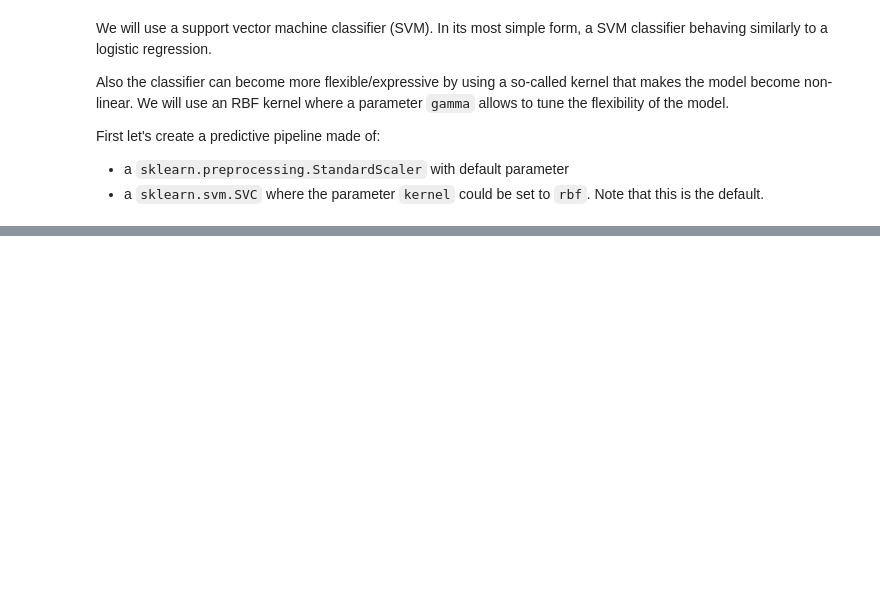
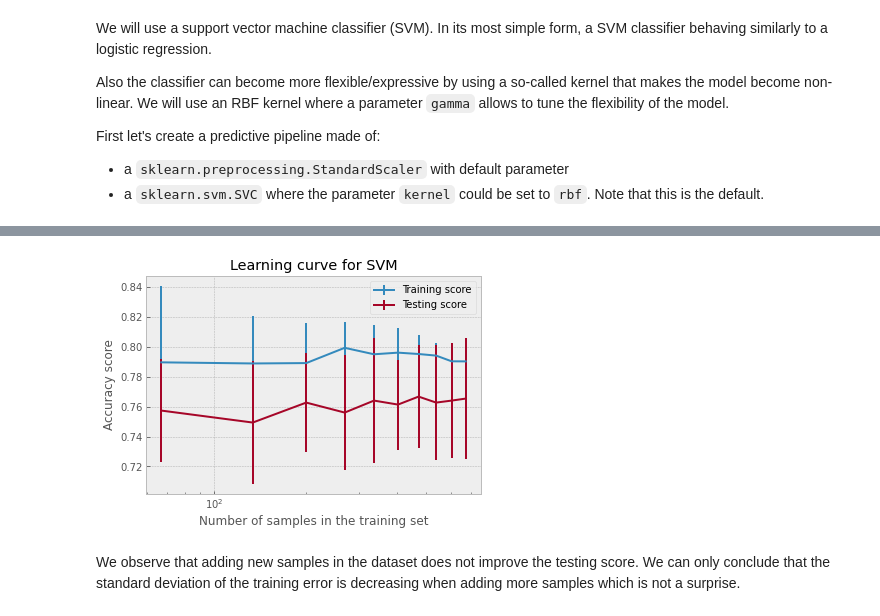
Before and after one commit to skacem/Learning-Machine-Learning, a Jupyter notebook: Scikit-learn/Exercise_201.ipynb, the cells around one changed output, grey strips where cells are left out. Cells and saved outputs as stored; diff of their text form; code cells hidden in the pictures; blank space fills up the shorter version.

```diff
--- a/Scikit-learn/Exercise_201.ipynb
+++ b/Scikit-learn/Exercise_201.ipynb
@@ -52,0 +102,23 @@ from sklearn.svm import SVC
+# %%
+from sklearn.model_selection import learning_curve
+
+train_sizes = np.linspace(0.1, 1.0, num=10, endpoint=True)
+res = learning_curve(
+    model, data, target, train_sizes=train_sizes,
+    cv=cv, n_jobs=2
+)
+train_size, train_scores, test_scores = res[:3]
+# %%
+plt.errorbar(train_size, train_scores.mean(axis=1),
+             yerr=train_scores.std(axis=1), label="Training score")
+plt.errorbar(train_size, test_scores.mean(axis=1),
+             yerr=test_scores.std(axis=1), label="Testing score")
+plt.legend()
+plt.xscale("log")
+plt.xlabel("Number of samples in the training set")
+plt.ylabel("Accuracy score")
+plt.title("Learning curve for SVM");
+# %% [output]
+[figure, added]
+# %% [markdown]
+We observe that adding new samples in the dataset does not improve the testing score. We can only conclude that the standard deviation of the training error is decreasing when adding more samples which is not a surprise.
```
Also changed, not shown: parts of 12 cells of this notebook.
